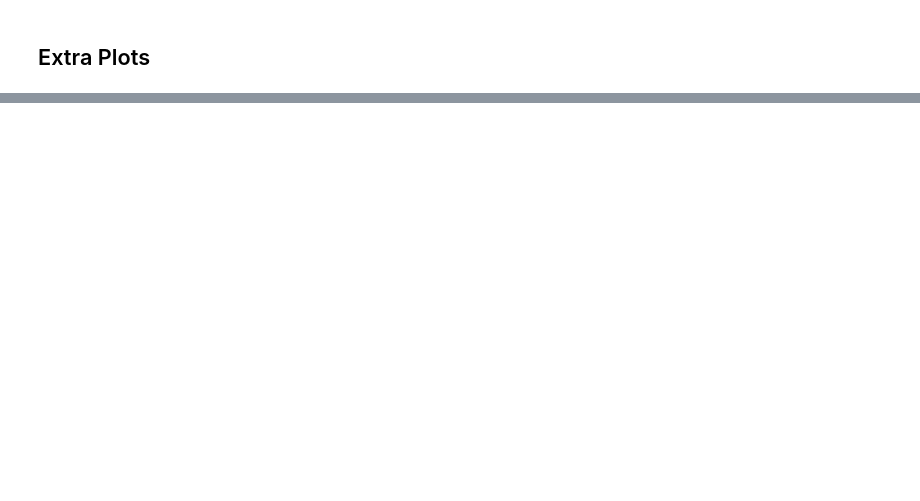
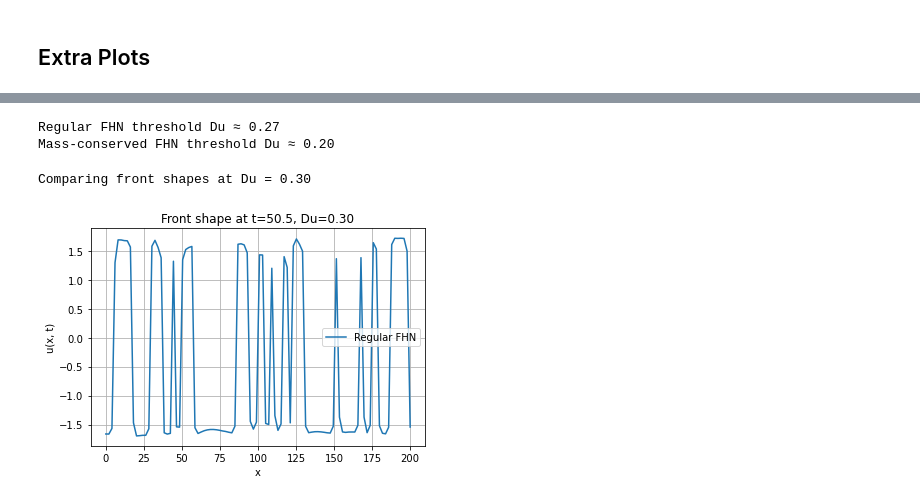
Before and after one commit to RedaElassooudi/Dynamics-and-Waves-in-Regular-vs.-Mass-Conserved-FitzHugh-Nagumo-Systems, a Jupyter notebook: code/fhn_model.ipynb, the cells around one changed output, grey strips where cells are left out. Saved outputs shown, nothing was run; the diff lists cells and outputs as text; code cells hidden in the pictures; blank space fills up the shorter version.

```diff
--- a/code/fhn_model.ipynb
+++ b/code/fhn_model.ipynb
@@ -403,0 +395,48 @@ mass-conserved: -0.108 (R²=0.048)
+# %%
+# Estimate critical Du (smallest Du with positive speed)
+def critical_du(Du_vals, speeds):
+    mask = speeds > 0
+    return Du_vals[mask][0] if np.any(mask) else None
+
+Du_thr_reg = critical_du(Du_values, speeds_reg)
+Du_thr_mc = critical_du(Du_values, speeds_mc)
+print(f"Regular FHN threshold Du ≈ {Du_thr_reg:.2f}" if Du_thr_reg else
+      "Regular FHN: no propagation")
+print(f"Mass-conserved FHN threshold Du ≈ {Du_thr_mc:.2f}" if Du_thr_mc else
+      "Mass-conserved FHN: no propagation")
+# %% [output]
+Regular FHN threshold Du ≈ 0.27
+Mass-conserved FHN threshold Du ≈ 0.20
+# %%
+# Tame‑front shape comparison for both models
+# Choose Du slightly above the larger of the two thresholds
+Du_comp = max(Du_thr_reg or 0, Du_thr_mc or 0) * 1.1
+print(f"Comparing front shapes at Du = {Du_comp:.2f}")
+
+# Simulate both at Du_comp
+Xr_c, Yr_c, t_c, ur_c, vr_c = simulate_regular_fhn(
+    T=100, dt=dt, n_space=n_space, domain=domain,
+    a=a, b=b, epsilon=epsilon, Du=Du_comp, Dv=Dv, save_every=save_every)
+Xmc_c, Ymc_c, t2_c, umc_c, vmc_c = simulate_mass_conserved_fhn(
+    T=100, dt=dt, n_space=n_space, domain=domain,
+    a=a, b=b, epsilon=epsilon, Du=Du_comp, Dv=Dv, save_every=save_every)
+
+# Select a time index where front is near mid-domain (e.g. half simulation)
+time_idx = len(t_c) // 2
+u_reg_profile = ur_c[time_idx, mid_idx, :]
+u_mc_profile = umc_c[time_idx, mid_idx, :]
+# %% [output]
+Comparing front shapes at Du = 0.30
+# %%
+# Plot front profiles
+plt.figure()
+plt.plot(x, u_reg_profile, '', label='Regular FHN')
+#plt.plot(x, u_mc_profile, '', label='Mass-conserved FHN')
+plt.xlabel('x')
+plt.ylabel('u(x, t)')
+plt.title(f'Front shape at t={t_c[time_idx]:.1f}, Du={Du_comp:.2f}')
+plt.legend()
+plt.grid(True)
+plt.show()
+# %% [output]
+[figure, added]
```
Also changed, not shown: parts of 6 cells of this notebook.
